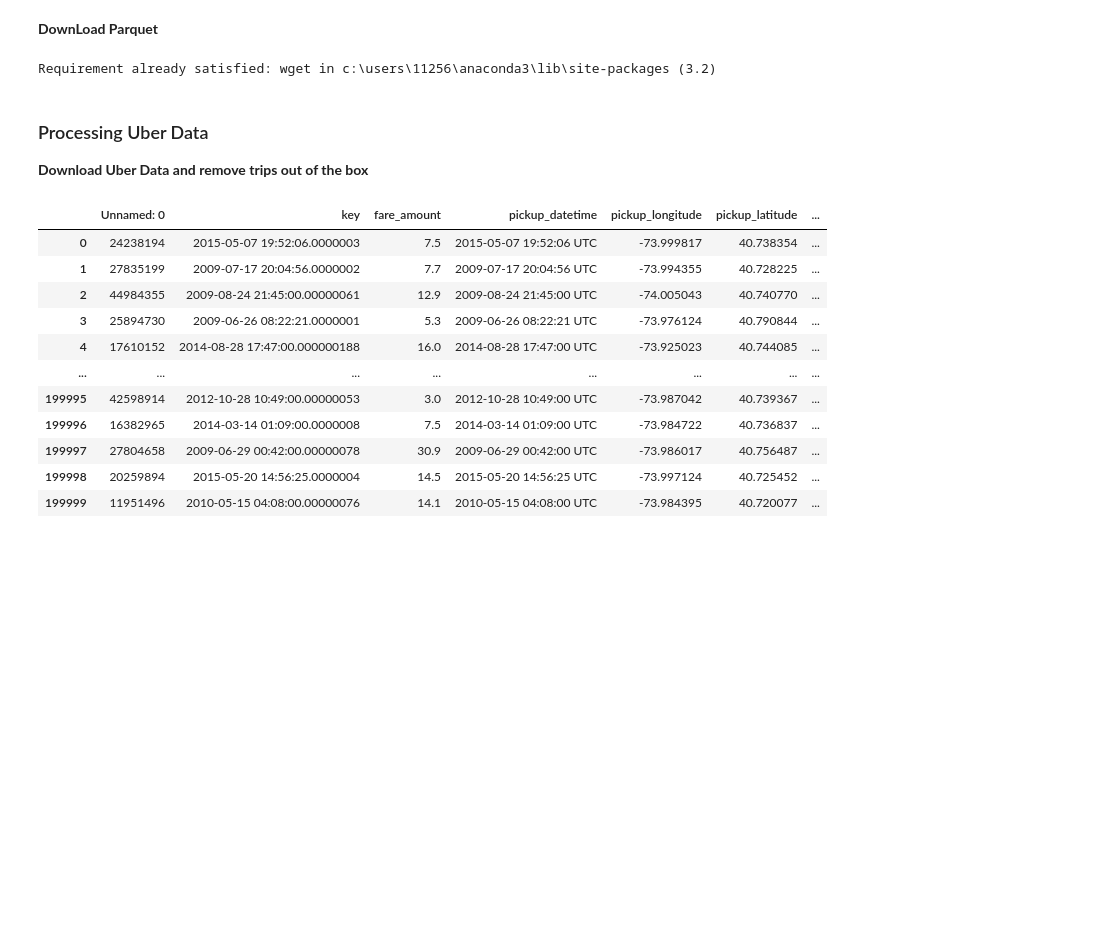
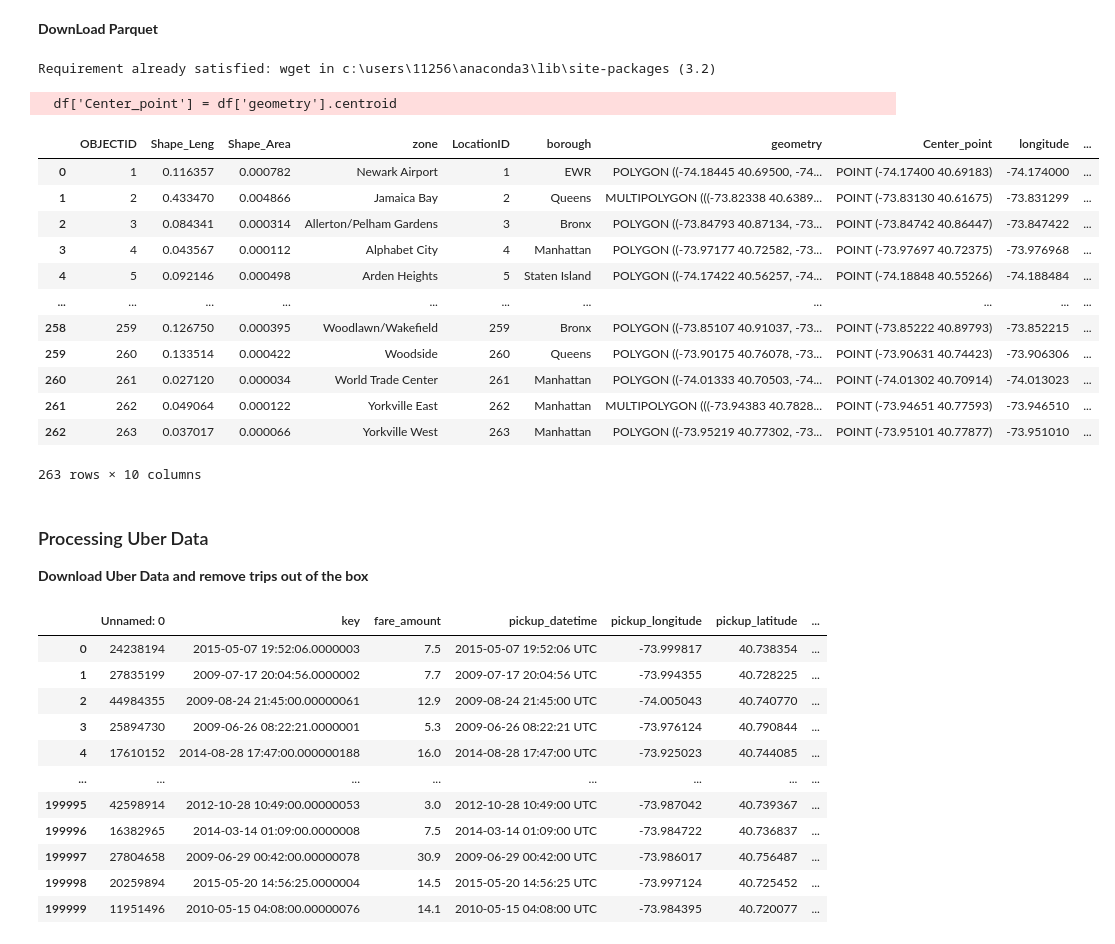
Before and after one commit to 4501Group26/Final_Project, a Jupyter notebook: Final Project Group 26.ipynb, the cells around one changed output. Cells and saved outputs as stored; diff of their text form; code cells hidden in the pictures; blank space fills up the shorter version.

```diff
--- a/Final Project Group 26.ipynb
+++ b/Final Project Group 26.ipynb
@@ -179,13 +179,28 @@ def get_and_clean_month_taxi_data(url):
 # %%
 import geopandas as gpd
 df = gpd.read_file( "taxi_zones.shp")
 df=df.to_crs(4326)
 #Find the center point
 df['Center_point'] = df['geometry'].centroid
 #Extract lat and lon from the centerpoint
-df["long"] = df.Center_point.map(lambda p: p.x)
-df["lat"] = df.Center_point.map(lambda p: p.y)
+df["longitude"] = df.Center_point.map(lambda p: p.x)
+df["latitude"] = df.Center_point.map(lambda p: p.y)
 df
+# %% [output]
+  df['Center_point'] = df['geometry'].centroid
+|  | OBJECTID | Shape_Leng | Shape_Area | zone | LocationID | borough | geometry | Center_point | longitude | ... |
+| 0 | 1 | 0.116357 | 0.000782 | Newark Airport | 1 | EWR | POLYGON ((-74.18445 40.69500, -74... | POINT (-74.17400 40.69183) | -74.174000 | ... |
+| 1 | 2 | 0.433470 | 0.004866 | Jamaica Bay | 2 | Queens | MULTIPOLYGON (((-73.82338 40.6389... | POINT (-73.83130 40.61675) | -73.831299 | ... |
+| 2 | 3 | 0.084341 | 0.000314 | Allerton/Pelham Gardens | 3 | Bronx | POLYGON ((-73.84793 40.87134, -73... | POINT (-73.84742 40.86447) | -73.847422 | ... |
+| 3 | 4 | 0.043567 | 0.000112 | Alphabet City | 4 | Manhattan | POLYGON ((-73.97177 40.72582, -73... | POINT (-73.97697 40.72375) | -73.976968 | ... |
+| 4 | 5 | 0.092146 | 0.000498 | Arden Heights | 5 | Staten Island | POLYGON ((-74.17422 40.56257, -74... | POINT (-74.18848 40.55266) | -74.188484 | ... |
+| ... | ... | ... | ... | ... | ... | ... | ... | ... | ... | ... |
+| 258 | 259 | 0.126750 | 0.000395 | Woodlawn/Wakefield | 259 | Bronx | POLYGON ((-73.85107 40.91037, -73... | POINT (-73.85222 40.89793) | -73.852215 | ... |
+| 259 | 260 | 0.133514 | 0.000422 | Woodside | 260 | Queens | POLYGON ((-73.90175 40.76078, -73... | POINT (-73.90631 40.74423) | -73.906306 | ... |
+| 260 | 261 | 0.027120 | 0.000034 | World Trade Center | 261 | Manhattan | POLYGON ((-74.01333 40.70503, -74... | POINT (-74.01302 40.70914) | -74.013023 | ... |
+| 261 | 262 | 0.049064 | 0.000122 | Yorkville East | 262 | Manhattan | MULTIPOLYGON (((-73.94383 40.7828... | POINT (-73.94651 40.77593) | -73.946510 | ... |
+| 262 | 263 | 0.037017 | 0.000066 | Yorkville West | 263 | Manhattan | POLYGON ((-73.95219 40.77302, -73... | POINT (-73.95101 40.77877) | -73.951010 | ... |
+263 rows × 10 columns
 # %%
 def get_and_clean_taxi_data():
     all_taxi_dataframes = []
```
Also changed, not shown: 2 other files.
